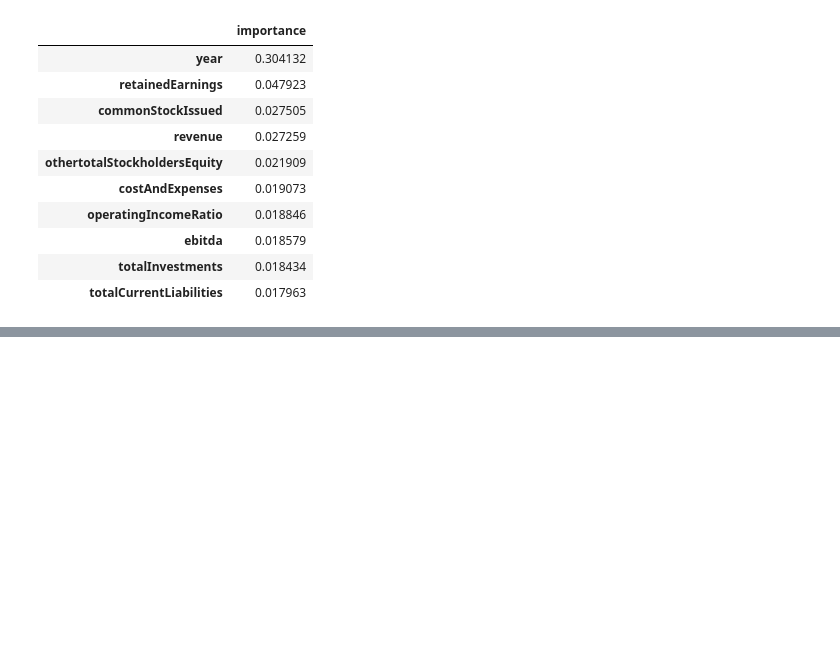
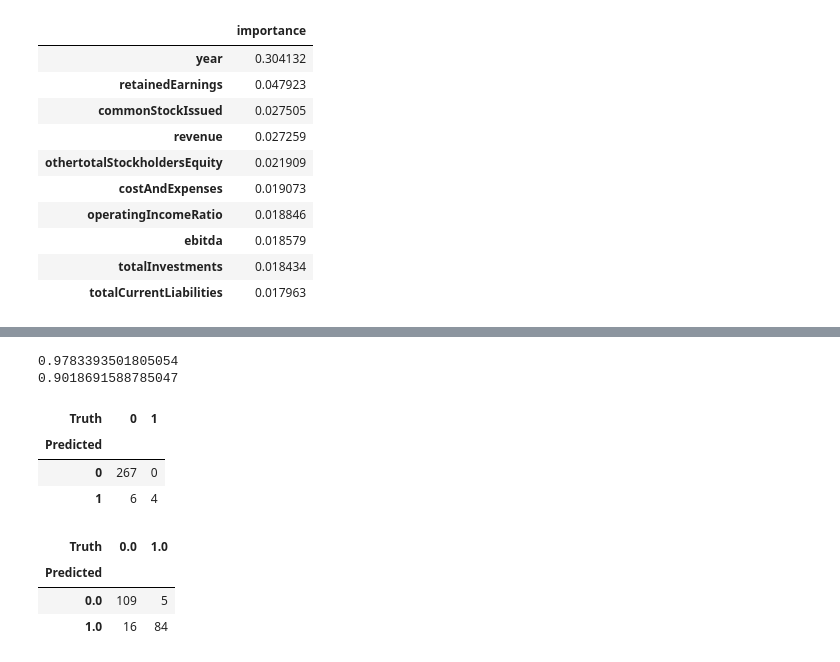
Before and after one commit to quityQ/bachelor, a Jupyter notebook: playgrounds/forest_playground.ipynb, the cells around one changed output, grey strips where cells are left out. Saved outputs shown, nothing was run; the diff lists cells and outputs as text; code cells hidden in the pictures; blank space fills up the shorter version.

```diff
--- a/playgrounds/forest_playground.ipynb
+++ b/playgrounds/forest_playground.ipynb
@@ -309,0 +403,23 @@ feature_imp_3std.head(10)
+# %%
+# mean accuracy
+print(bag_full.score(X_test, y_test))
+print(bag_3std.score(X3_test, y3_test))
+# %% [output]
+0.9783393501805054
+0.9018691588785047
+# %%
+y_test_pred = bag_full.predict(X_test)
+confusion_table(y_test, y_test_pred)
+# %% [output]
+| Truth | 0 | 1 |
+| Predicted |  |  |
+| 0 | 267 | 0 |
+| 1 | 6 | 4 |
+# %%
+y3_test_pred = bag_3std.predict(X3_test)
+confusion_table(y3_test, y3_test_pred)
+# %% [output]
+| Truth | 0.0 | 1.0 |
+| Predicted |  |  |
+| 0.0 | 109 | 5 |
+| 1.0 | 16 | 84 |
```
Also changed, not shown: parts of 18 cells of this notebook, 1 other file.
